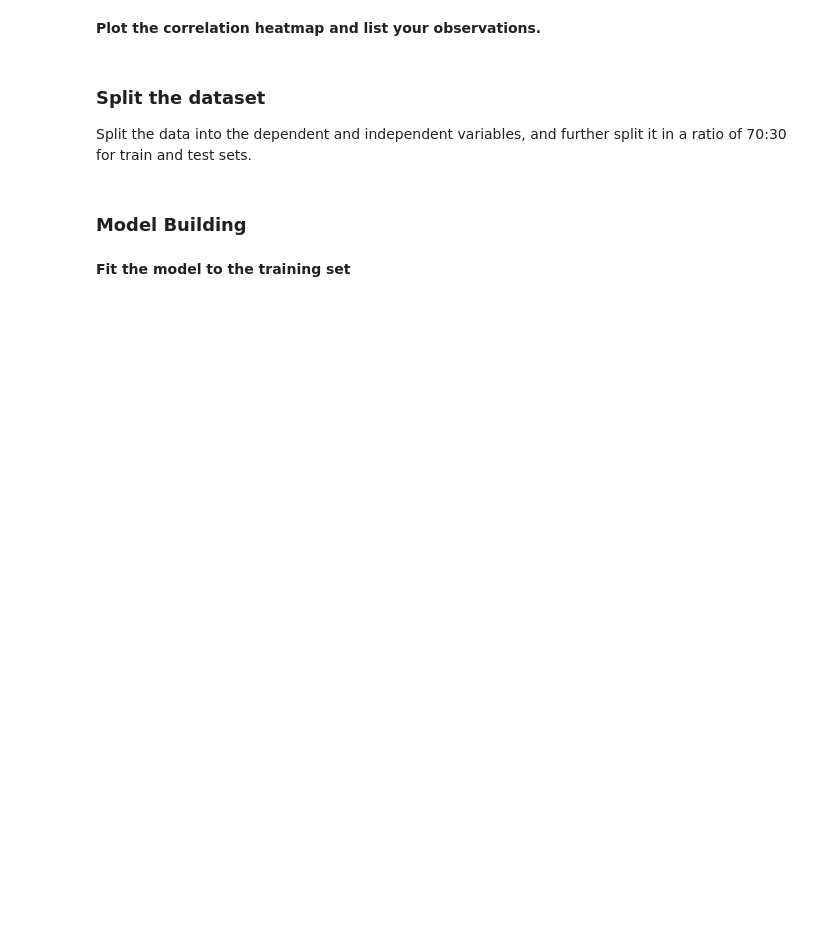
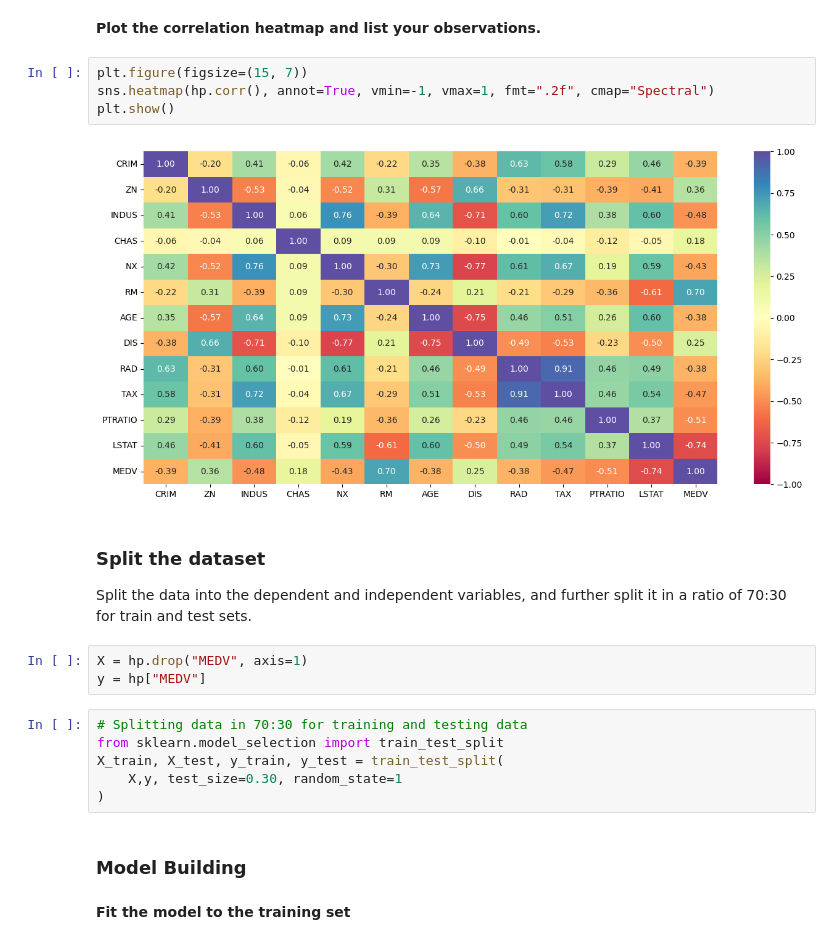
Before and after one commit to nirajguru/machine-learning-projects, a Jupyter notebook: housing-prices-boston-prediction/notebook/price-prediction-niraj.ipynb, the cells around one changed output. Saved outputs shown, nothing was run; the diff lists cells and outputs as text; blank space fills up the shorter version.

```diff
--- a/housing-prices-boston-prediction/notebook/price-prediction-niraj.ipynb
+++ b/housing-prices-boston-prediction/notebook/price-prediction-niraj.ipynb
@@ -112,9 +137,24 @@ import seaborn as sns
 # %% [markdown]
 **Plot the correlation heatmap and list your observations.**
+# %%
+plt.figure(figsize=(15, 7))
+sns.heatmap(hp.corr(), annot=True, vmin=-1, vmax=1, fmt=".2f", cmap="Spectral")
+plt.show()
+# %% [output]
+[figure, added]
 # %% [markdown]
 ### Split the dataset
 
 Split the data into the dependent and independent variables, and further split it in a ratio of 70:30 for train and test sets.
+# %%
+X = hp.drop("MEDV", axis=1)
+y = hp["MEDV"]
+# %%
+# Splitting data in 70:30 for training and testing data
+from sklearn.model_selection import train_test_split
+X_train, X_test, y_train, y_test = train_test_split(
+    X,y, test_size=0.30, random_state=1
+)
 # %% [markdown]
 ### Model Building
 # %% [markdown]
```
Also changed, not shown: parts of 5 cells of this notebook, 2 other files.
